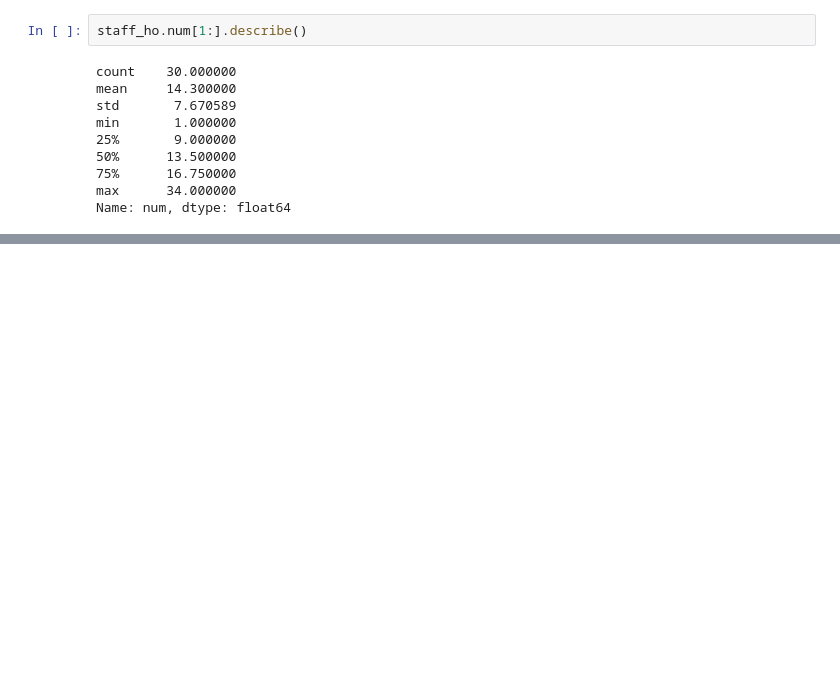
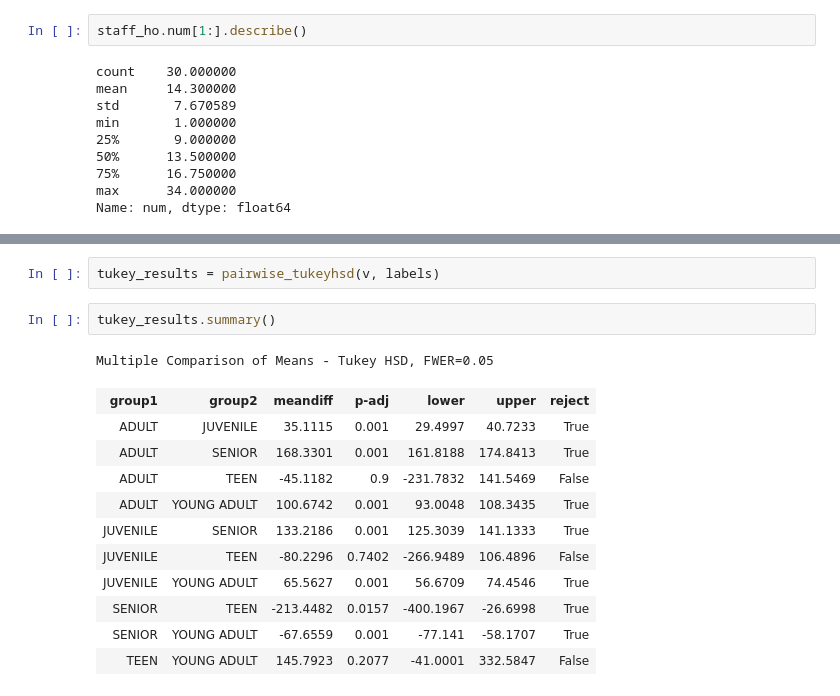
Before and after one commit to JanizzaCao/Janice_Cao_projects, a Jupyter notebook: 03_sf_library/SF_library_usage_analysis.ipynb, the cells around one changed output, grey strips where cells are left out. Cells and saved outputs as stored; diff of their text form; blank space fills up the shorter version.

```diff
--- a/03_sf_library/SF_library_usage_analysis.ipynb
+++ b/03_sf_library/SF_library_usage_analysis.ipynb
@@ -1010,0 +1342,17 @@ Name: num, dtype: float64
+# %%
+tukey_results = pairwise_tukeyhsd(v, labels)
+# %%
+tukey_results.summary()
+# %% [output]
+Multiple Comparison of Means - Tukey HSD, FWER=0.05
+| group1 | group2 | meandiff | p-adj | lower | upper | reject |
+| ADULT | JUVENILE | 35.1115 | 0.001 | 29.4997 | 40.7233 | True |
+| ADULT | SENIOR | 168.3301 | 0.001 | 161.8188 | 174.8413 | True |
+| ADULT | TEEN | -45.1182 | 0.9 | -231.7832 | 141.5469 | False |
+| ADULT | YOUNG ADULT | 100.6742 | 0.001 | 93.0048 | 108.3435 | True |
+| JUVENILE | SENIOR | 133.2186 | 0.001 | 125.3039 | 141.1333 | True |
+| JUVENILE | TEEN | -80.2296 | 0.7402 | -266.9489 | 106.4896 | False |
+| JUVENILE | YOUNG ADULT | 65.5627 | 0.001 | 56.6709 | 74.4546 | True |
+| SENIOR | TEEN | -213.4482 | 0.0157 | -400.1967 | -26.6998 | True |
+| SENIOR | YOUNG ADULT | -67.6559 | 0.001 | -77.141 | -58.1707 | True |
+| TEEN | YOUNG ADULT | 145.7923 | 0.2077 | -41.0001 | 332.5847 | False |
```
Also changed, not shown: parts of 56 cells of this notebook.
